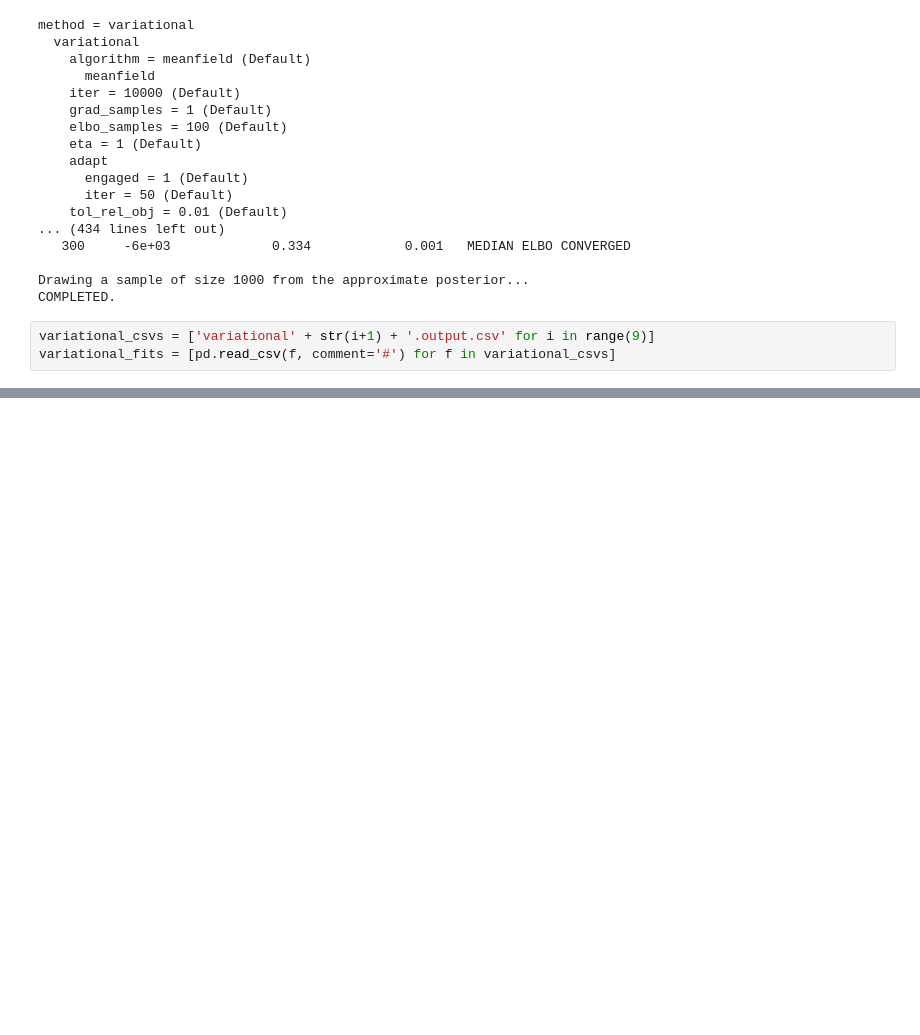
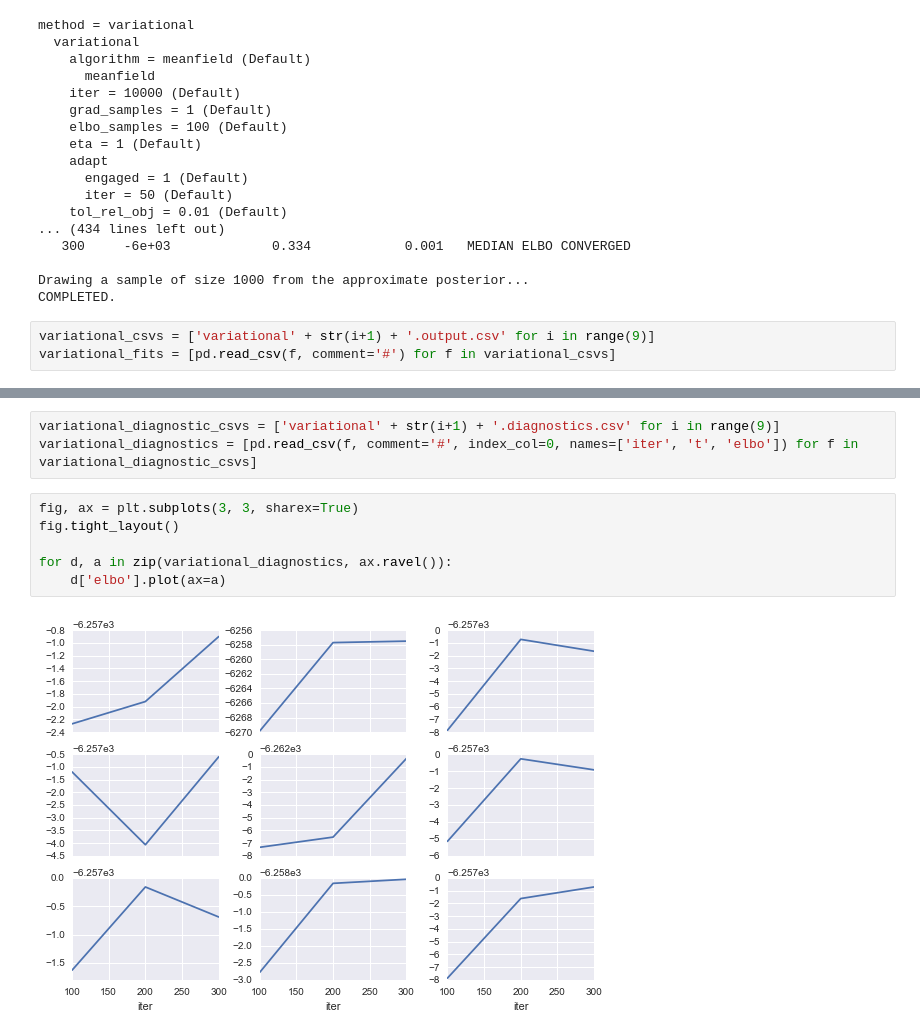
Before and after one commit to mikepqr/stanadvi, a Jupyter notebook: stanadvi.ipynb, the cells around one changed output, grey strips where cells are left out. Saved outputs shown, nothing was run; the diff lists cells and outputs as text; blank space fills up the shorter version.

Commit message:
Plot ELBO trace with variational defaults

```diff
--- a/stanadvi.ipynb
+++ b/stanadvi.ipynb
@@ -146,0 +147,11 @@ for p, a in zip(variational_fits, ax.ravel()):
+# %%
+variational_diagnostic_csvs = ['variational' + str(i+1) + '.diagnostics.csv' for i in range(9)]
+variational_diagnostics = [pd.read_csv(f, comment='#', index_col=0, names=['iter', 't', 'elbo']) for f in variational_diagnostic_csvs]
+# %%
+fig, ax = plt.subplots(3, 3, sharex=True)
+fig.tight_layout()
+
+for d, a in zip(variational_diagnostics, ax.ravel()):
+    d['elbo'].plot(ax=a)
+# %% [output]
+[figure, added]
```
Also changed, not shown: parts of 1 cell of this notebook.
